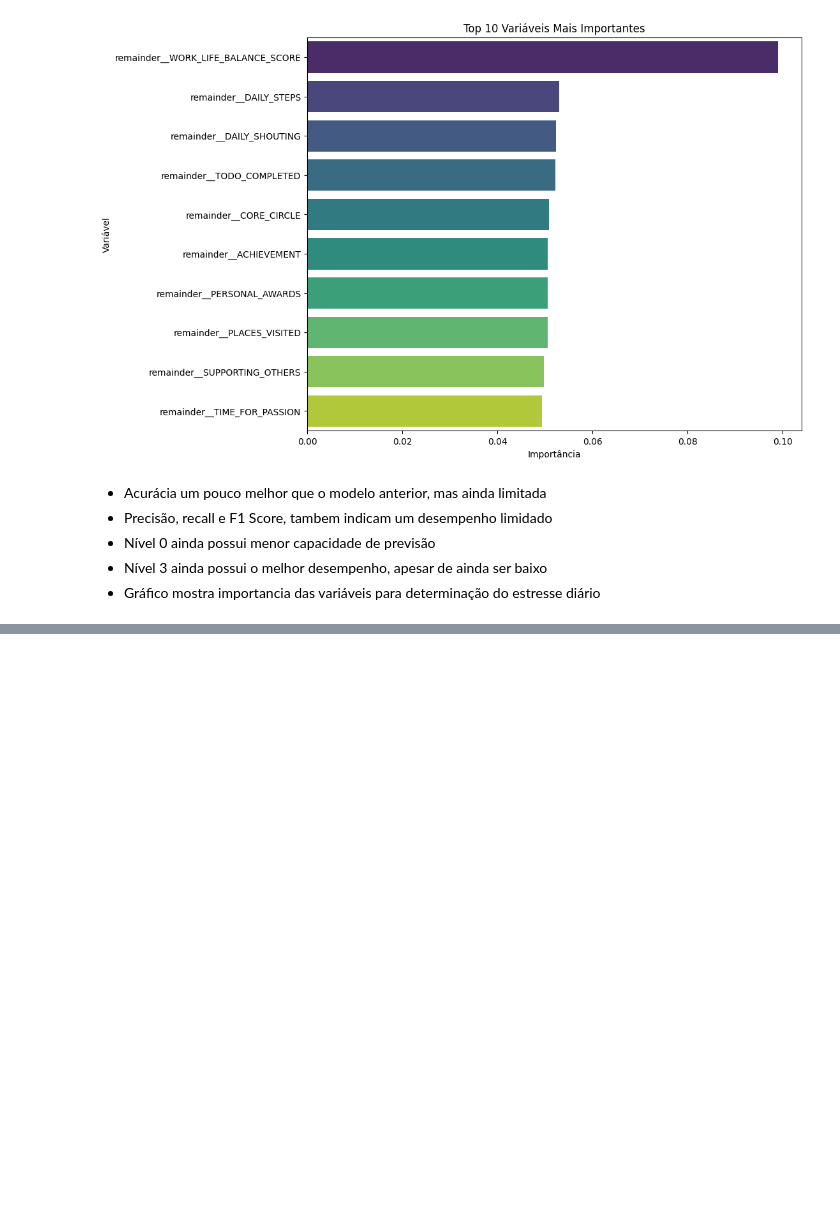
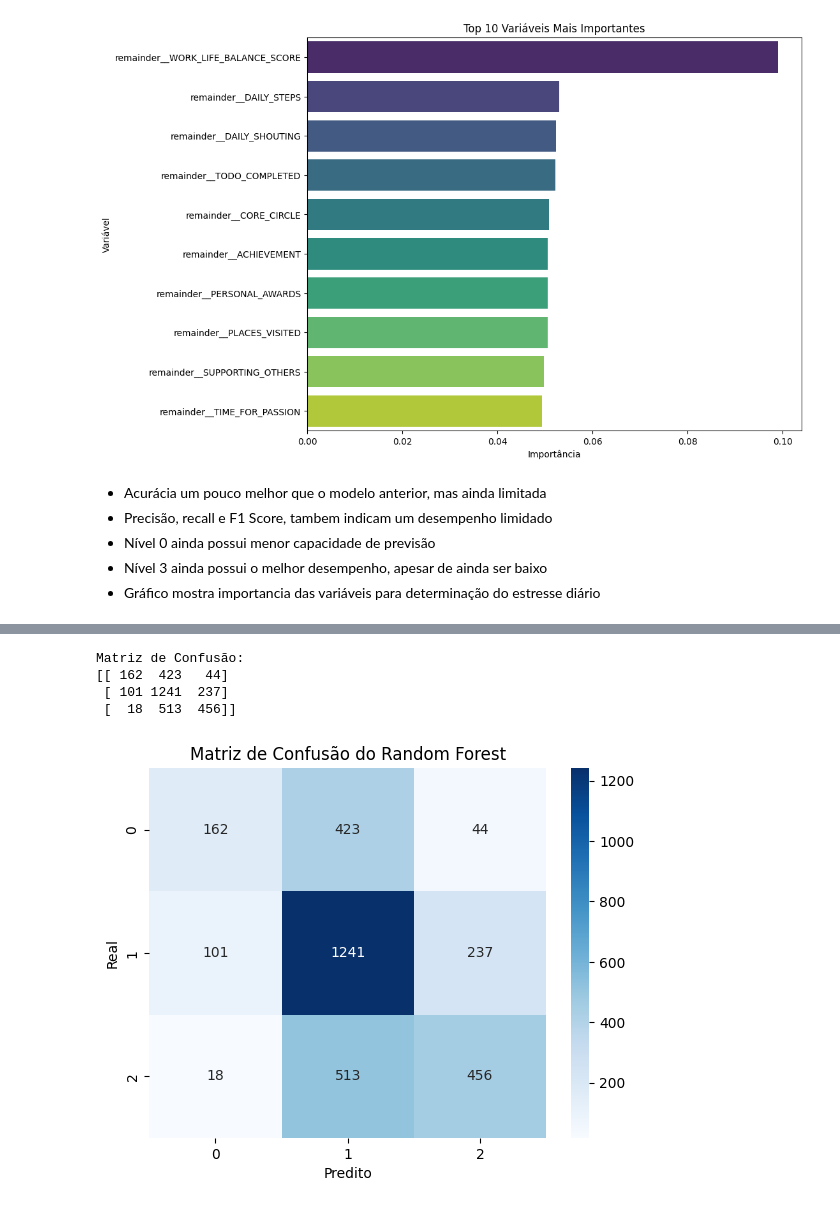
Before and after one commit to AyrllanP/PISI-3, a Jupyter notebook: Classificacao.ipynb, the cells around one changed output, grey strips where cells are left out. Saved outputs shown, nothing was run; the diff lists cells and outputs as text; code cells hidden in the pictures; blank space fills up the shorter version.

Commit message:
Adicionando Random Forest com 3 classes na coluna target

```diff
--- a/Classificacao.ipynb
+++ b/Classificacao.ipynb
@@ -348,0 +416,5 @@ Passing `palette` without assigning `hue` is deprecated and will be removed in v
+# %%
+df = df.drop(["Timestamp"], axis=1, errors='ignore')
+# %%
+df['DAILY_STRESS'] = df['DAILY_STRESS'].replace({'baixo': 0,'moderado': 1, 'alto': 2})
+df.info()
@@ -348,0 +448,27 @@ Passing `palette` without assigning `hue` is deprecated and will be removed in v
+# %%
+import numpy as np
+import seaborn as sns
+import matplotlib.pyplot as plt
+
+from sklearn.ensemble import RandomForestClassifier
+from sklearn.model_selection import train_test_split
+from sklearn.preprocessing import StandardScaler
+from sklearn.neighbors import KNeighborsClassifier
+from sklearn.metrics import accuracy_score, classification_report, confusion_matrix, roc_curve, auc
+
+# Treinando o Random Forest
+X_train, X_test, y_train, y_test = train_test_split(X, y, test_size=0.2, random_state=42)
+rf_classifier = RandomForestClassifier(random_state=42)
+rf_classifier.fit(X_train, y_train)
+rf_classifier.fit(X_train, y_train)
+# Previsões
+y_pred = rf_classifier.predict(X_test)
+
+#Relatório de classificação
+target_names = ['Classe 1', 'Classe 2', 'Classe 3']
+print("Resultados do Conjunto de Teste (Random Forest):")
+print(classification_report(y_test, y_pred, target_names=target_names))
+
+# Acurácia do Random Forest
+accuracy = accuracy_score(y_test, y_pred)
+print(f'Acurácia do Random Forest: {accuracy:.2f}')
@@ -348,0 +492,16 @@ Passing `palette` without assigning `hue` is deprecated and will be removed in v
+# %%
+# Matriz de confusão
+print("Matriz de Confusão:")
+print(confusion_matrix(y_test, y_pred))
+conf_matrix = confusion_matrix(y_test, y_pred)
+sns.heatmap(conf_matrix, annot=True, fmt='d', cmap='Blues')
+plt.title('Matriz de Confusão do Random Forest')
+plt.xlabel('Predito')
+plt.ylabel('Real')
+plt.show()
+# %% [output]
+Matriz de Confusão:
+[[ 162  423   44]
+ [ 101 1241  237]
+ [  18  513  456]]
+[figure, added]
```
Also changed, not shown: parts of 8 cells of this notebook.
